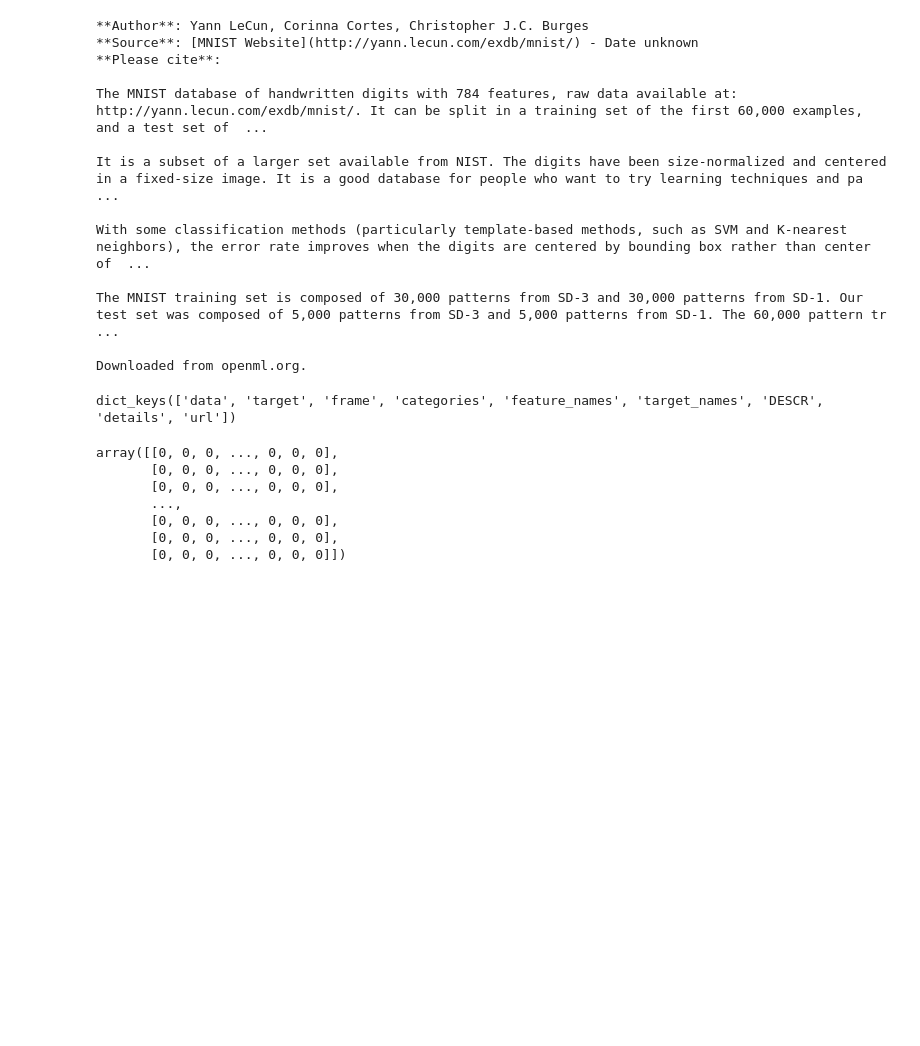
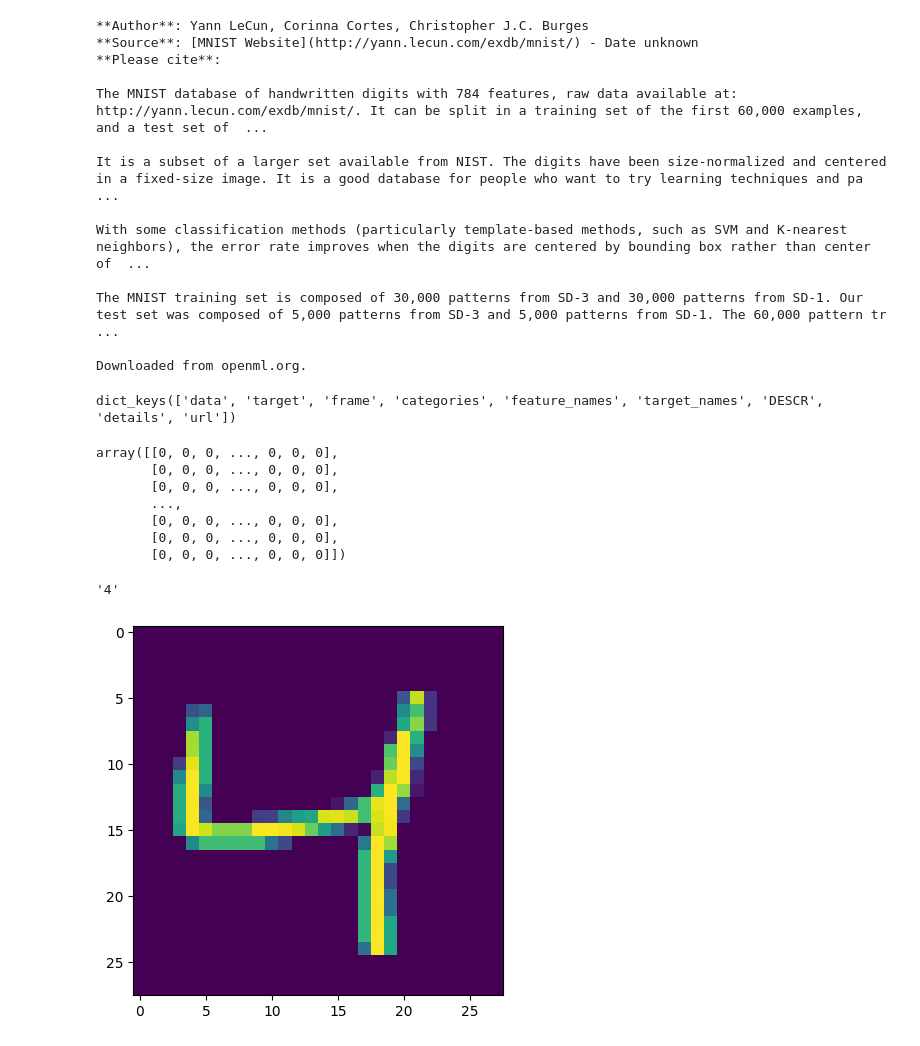
Before and after one commit to Vishal80990/Bollywood_Movie_and_SA_Heart_Data_Analysis, a Jupyter notebook: Untitled1.ipynb, the cells around one changed output. Drawn from its saved outputs; the diff is of its cells as text; code cells hidden in the pictures; blank space fills up the shorter version.

```diff
--- a/Untitled1.ipynb
+++ b/Untitled1.ipynb
@@ -70,7 +70,8 @@ mnist.keys()
 # %% [output]
 dict_keys(['data', 'target', 'frame', 'categories', 'feature_names', 'target_names', 'DESCR', 'details', 'url'])
 # %%
-mnist.data
+X, y = mnist.data, mnist.target
+X
 # %% [output]
 array([[0, 0, 0, ..., 0, 0, 0],
        [0, 0, 0, ..., 0, 0, 0],
@@ -79,3 +80,9 @@ array([[0, 0, 0, ..., 0, 0, 0],
        [0, 0, 0, ..., 0, 0, 0],
        [0, 0, 0, ..., 0, 0, 0],
        [0, 0, 0, ..., 0, 0, 0]])
+# %%
+plt.imshow(X[2].reshape(28, 28))
+y[2]
+# %% [output]
+'4'
+[figure, added]
```
